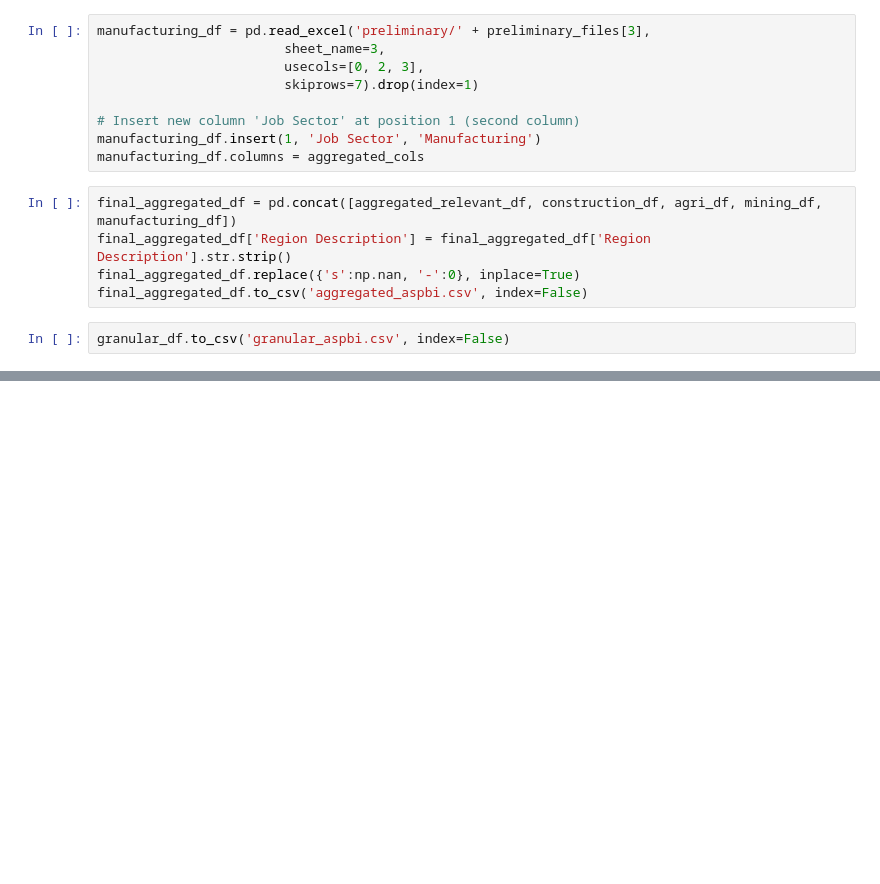
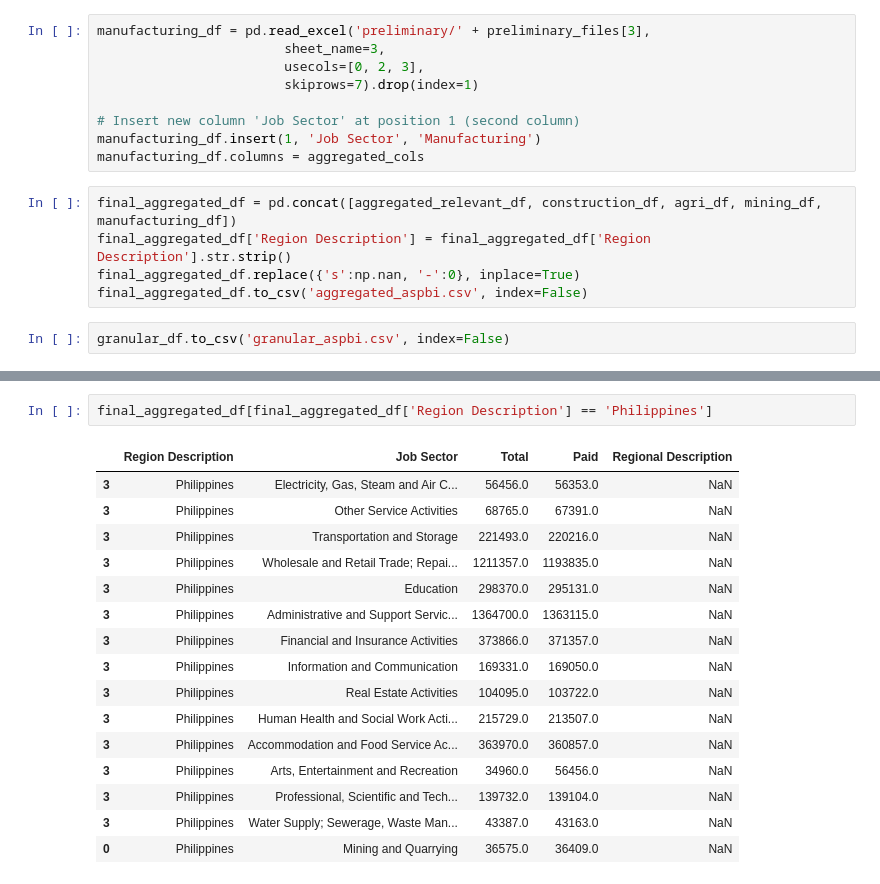
Before and after one commit to BSDSBA-JF/wadwani_intern, a Jupyter notebook: 02_ecosystem_analysis/aspbi_data/collating_aspbi_data.ipynb, the cells around one changed output, grey strips where cells are left out. Cells and saved outputs as stored; diff of their text form; blank space fills up the shorter version.

```diff
--- a/02_ecosystem_analysis/aspbi_data/collating_aspbi_data.ipynb
+++ b/02_ecosystem_analysis/aspbi_data/collating_aspbi_data.ipynb
@@ -285,0 +370,19 @@ granular_df.to_csv('granular_aspbi.csv', index=False)
+# %%
+final_aggregated_df[final_aggregated_df['Region Description'] == 'Philippines']
+# %% [output]
+|  | Region Description | Job Sector | Total | Paid | Regional Description |
+| 3 | Philippines | Electricity, Gas, Steam and Air C... | 56456.0 | 56353.0 | NaN |
+| 3 | Philippines | Other Service Activities | 68765.0 | 67391.0 | NaN |
+| 3 | Philippines | Transportation and Storage | 221493.0 | 220216.0 | NaN |
+| 3 | Philippines | Wholesale and Retail Trade; Repai... | 1211357.0 | 1193835.0 | NaN |
+| 3 | Philippines | Education | 298370.0 | 295131.0 | NaN |
+| 3 | Philippines | Administrative and Support Servic... | 1364700.0 | 1363115.0 | NaN |
+| 3 | Philippines | Financial and Insurance Activities | 373866.0 | 371357.0 | NaN |
+| 3 | Philippines | Information and Communication | 169331.0 | 169050.0 | NaN |
+| 3 | Philippines | Real Estate Activities | 104095.0 | 103722.0 | NaN |
+| 3 | Philippines | Human Health and Social Work Acti... | 215729.0 | 213507.0 | NaN |
+| 3 | Philippines | Accommodation and Food Service Ac... | 363970.0 | 360857.0 | NaN |
+| 3 | Philippines | Arts, Entertainment and Recreation | 34960.0 | 56456.0 | NaN |
+| 3 | Philippines | Professional, Scientific and Tech... | 139732.0 | 139104.0 | NaN |
+| 3 | Philippines | Water Supply; Sewerage, Waste Man... | 43387.0 | 43163.0 | NaN |
+| 0 | Philippines | Mining and Quarrying | 36575.0 | 36409.0 | NaN |
```
Also changed, not shown: parts of 3 cells of this notebook, 51 other files.
